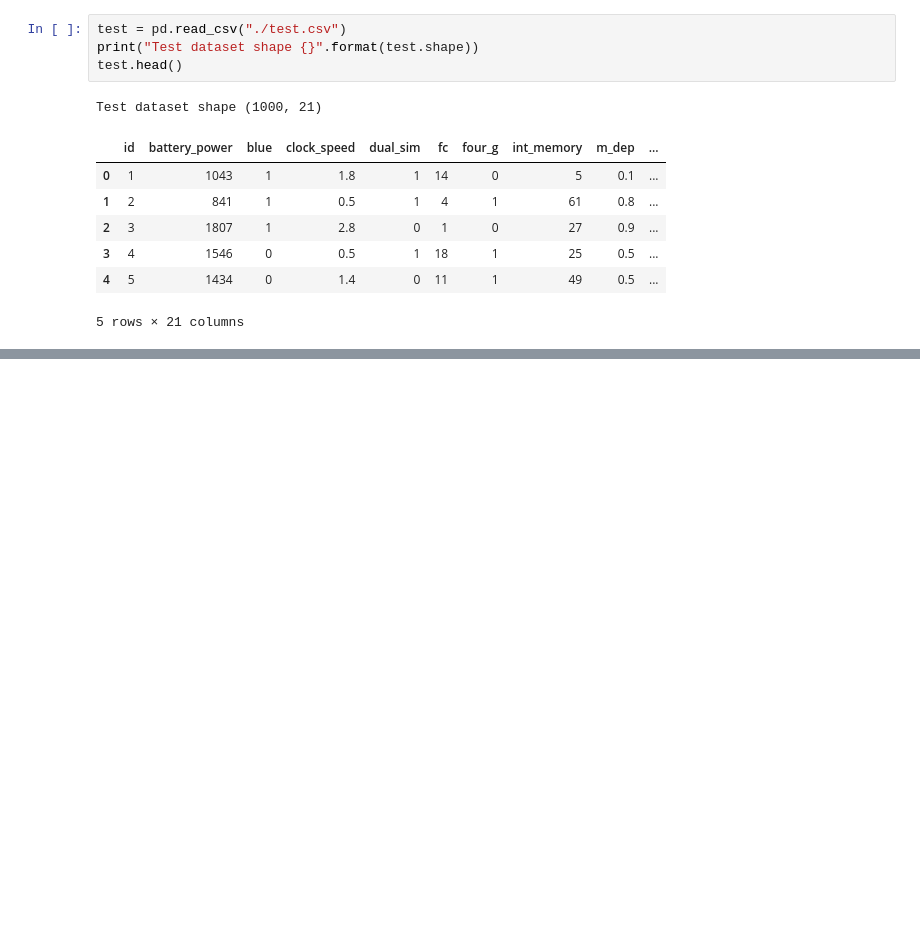
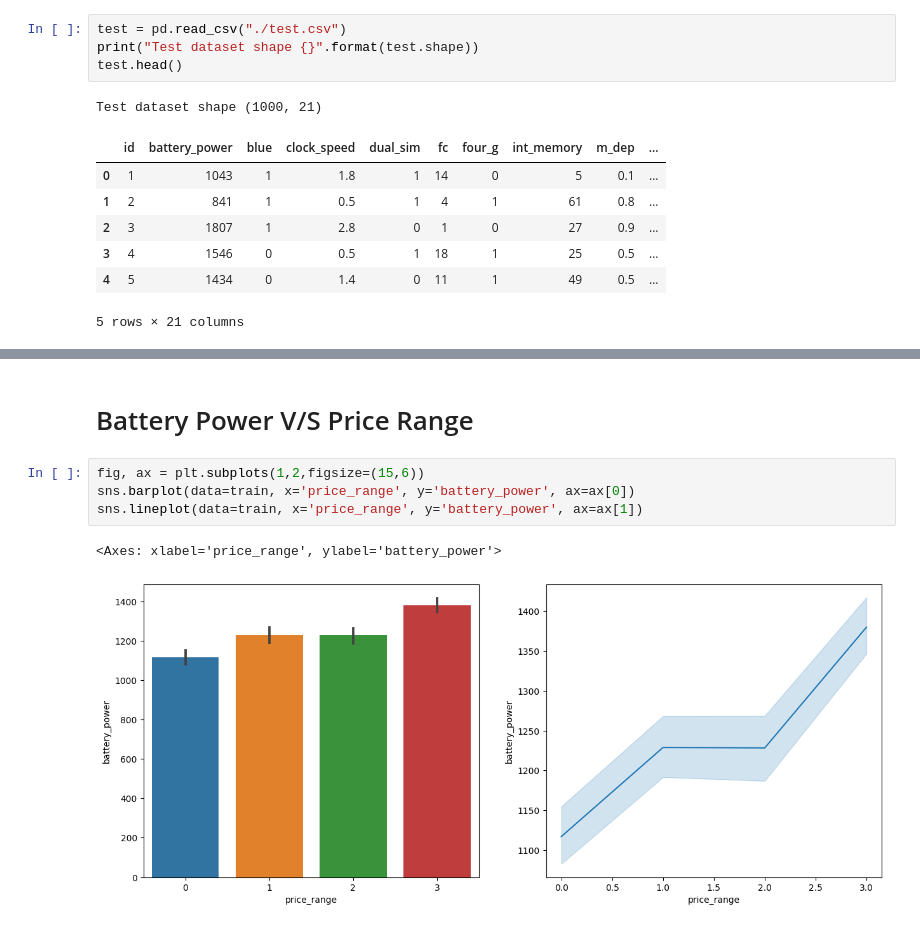
Before and after one commit to Vishal-Pattar/Mobile-Price, a Jupyter notebook: mpp1.ipynb, the cells around one changed output, grey strips where cells are left out. Cells and saved outputs as stored; diff of their text form; blank space fills up the shorter version.

```diff
--- a/mpp1.ipynb
+++ b/mpp1.ipynb
@@ -39,0 +58,9 @@ AttributeError: module 'seaborn' has no attribute 'subplot'
+# %% [markdown]
+# Battery Power V/S Price Range
+# %%
+fig, ax = plt.subplots(1,2,figsize=(15,6))
+sns.barplot(data=train, x='price_range', y='battery_power', ax=ax[0])
+sns.lineplot(data=train, x='price_range', y='battery_power', ax=ax[1])
+# %% [output]
+<Axes: xlabel='price_range', ylabel='battery_power'>
+[figure, added]
```
Also changed, not shown: parts of 8 cells of this notebook.
